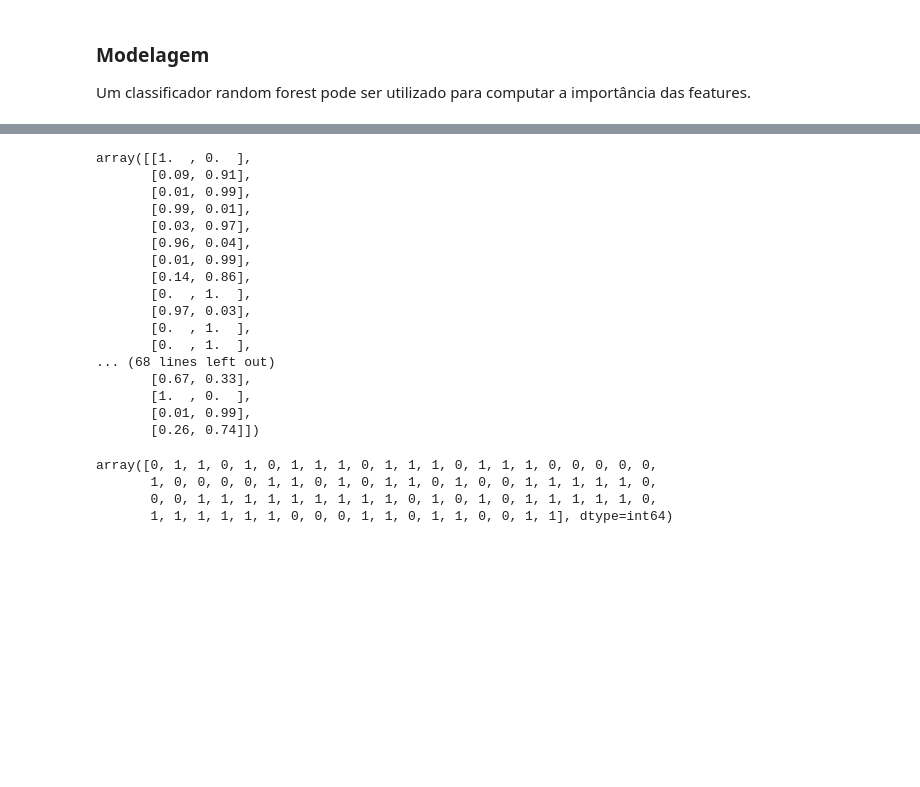
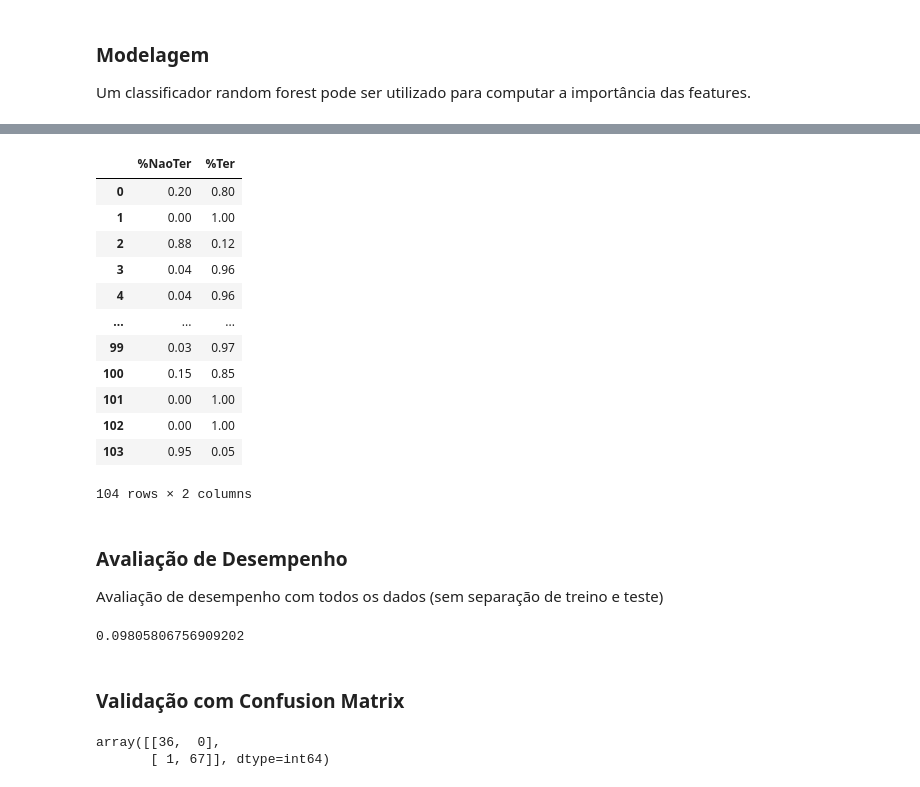
Before and after one commit to Mariana-Helena/C318-Diabetes-Prediction, a Jupyter notebook: diabetes.ipynb, the cells around one changed output, grey strips where cells are left out. Saved outputs shown, nothing was run; the diff lists cells and outputs as text; code cells hidden in the pictures; blank space fills up the shorter version.

```diff
--- a/diabetes.ipynb
+++ b/diabetes.ipynb
@@ -311,34 +311,41 @@ fig.tight_layout()
 # %%
-from sklearn.ensemble import RandomForestClassifier
-#Create a Gaussian Classifier
-clf=RandomForestClassifier(n_estimators=100)
+#X_test
+X_test = test_set.iloc[:, 0:16].to_numpy()
+#Y_test
+y_test = test_set.loc[:, 'class'].to_numpy()
 #Train the model using the training sets
-var = clf.fit(X_train,y_train)
-y_pred=clf.predict(X_test)
+var = forest.fit(X_train,y_train)
+y_pred=forest.predict(X_test)
 # %%
-var.predict_proba(X_test)
+array_test = var.predict_proba(X_test)
-# %% [output]
-array([[1.  , 0.  ],
-       [0.09, 0.91],
-       [0.01, 0.99],
-       [0.99, 0.01],
-       [0.03, 0.97],
-       [0.96, 0.04],
-       [0.01, 0.99],
-       [0.14, 0.86],
-       [0.  , 1.  ],
-       [0.97, 0.03],
-       [0.  , 1.  ],
-       [0.  , 1.  ],
-... (68 lines left out)
-       [0.67, 0.33],
-       [1.  , 0.  ],
-       [0.01, 0.99],
-       [0.26, 0.74]])
-# %%
-y_pred
-# %% [output]
-array([0, 1, 1, 0, 1, 0, 1, 1, 1, 0, 1, 1, 1, 0, 1, 1, 1, 0, 0, 0, 0, 0,
-       1, 0, 0, 0, 0, 1, 1, 0, 1, 0, 1, 1, 0, 1, 0, 0, 1, 1, 1, 1, 1, 0,
-       0, 0, 1, 1, 1, 1, 1, 1, 1, 1, 1, 0, 1, 0, 1, 0, 1, 1, 1, 1, 1, 0,
-       1, 1, 1, 1, 1, 1, 0, 0, 0, 1, 1, 0, 1, 1, 0, 0, 1, 1], dtype=int64)
+# %%
+df_with_array_test = pd.DataFrame(array_test,columns=['%NaoTer','%Ter'])
+# %%
+df_with_array_test
+# %% [output]
+|  | %NaoTer | %Ter |
+| 0 | 0.20 | 0.80 |
+| 1 | 0.00 | 1.00 |
+| 2 | 0.88 | 0.12 |
+| 3 | 0.04 | 0.96 |
+| 4 | 0.04 | 0.96 |
+| ... | ... | ... |
+| 99 | 0.03 | 0.97 |
+| 100 | 0.15 | 0.85 |
+| 101 | 0.00 | 1.00 |
+| 102 | 0.00 | 1.00 |
+| 103 | 0.95 | 0.05 |
+104 rows × 2 columns
+# %% [markdown]
+### Avaliação de Desempenho
+
+Avaliação de desempenho com todos os dados (sem separação de treino e teste)
+# %%
+#y_train_positive = df[(df['class']=='Negative')]
+lin_mse = mean_squared_error(y_test, y_pred)
+lin_rmse = np.sqrt(lin_mse)
+lin_rmse
+# %% [output]
+0.09805806756909202
+# %% [markdown]
+### Validação com Confusion Matrix
@@ -344,0 +354,5 @@ array([0, 1, 1, 0, 1, 0, 1, 1, 1, 0, 1, 1, 1, 0, 1, 1, 1, 0, 0, 0, 0, 0,
+# %%
+confusion_matrix(y_test, y_pred)
+# %% [output]
+array([[36,  0],
+       [ 1, 67]], dtype=int64)
```
Also changed, not shown: parts of 19 cells of this notebook.
